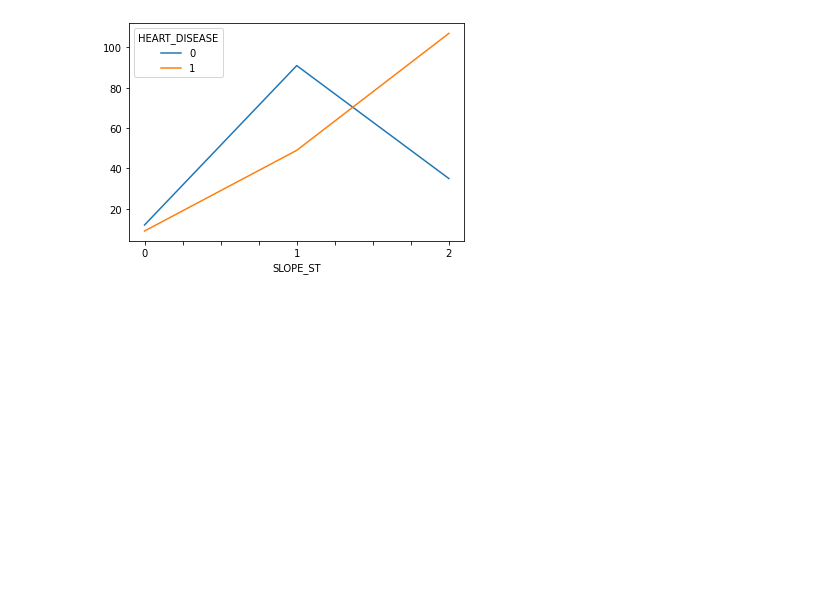
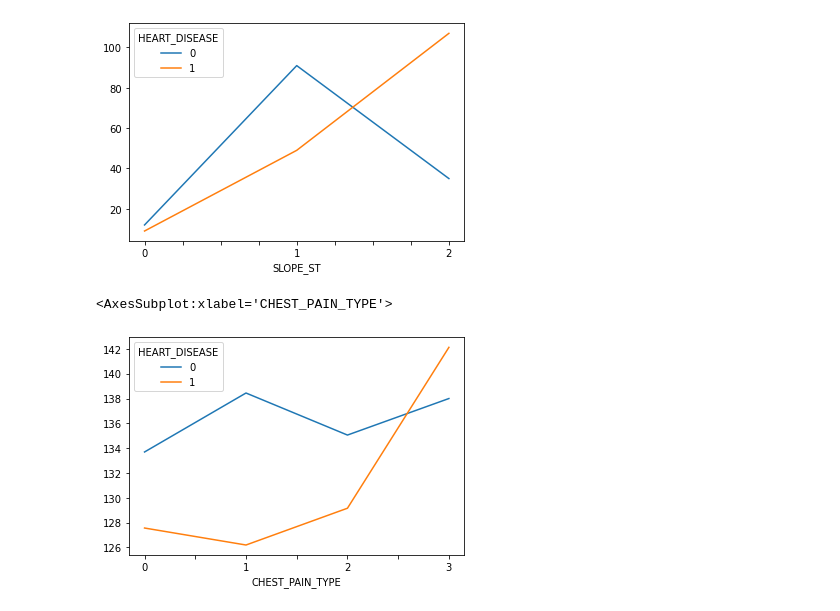
Before and after one commit to yassinzeraoulia97/esercizi, a Jupyter notebook: esercizi.ipynb, the cells around one changed output. Saved outputs shown, nothing was run; the diff lists cells and outputs as text; code cells hidden in the pictures; blank space fills up the shorter version.

```diff
--- a/esercizi.ipynb
+++ b/esercizi.ipynb
@@ -322,3 +322,8 @@ pd.crosstab(index=df.SLOPE_ST, columns=df.HEART_DISEASE, colnames=['HEART_DISEAS
 # %% [output]
 <AxesSubplot:xlabel='SLOPE_ST'>
 [figure]
+# %%
+pd.crosstab(index=df.CHEST_PAIN_TYPE, columns=df.HEART_DISEASE, colnames=['HEART_DISEASE'], values=df.BLOODP_ATREST, aggfunc='mean').plot()
+# %% [output]
+<AxesSubplot:xlabel='CHEST_PAIN_TYPE'>
+[figure, added]
```
